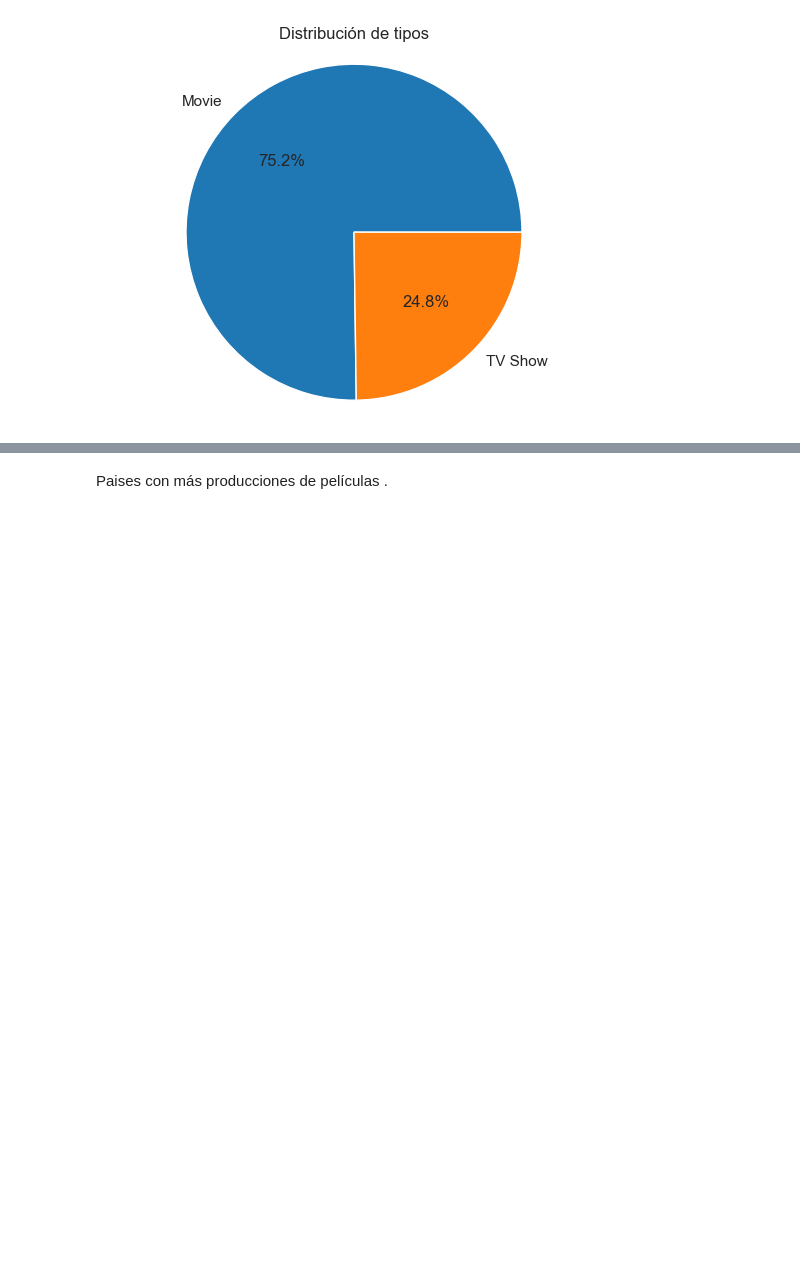
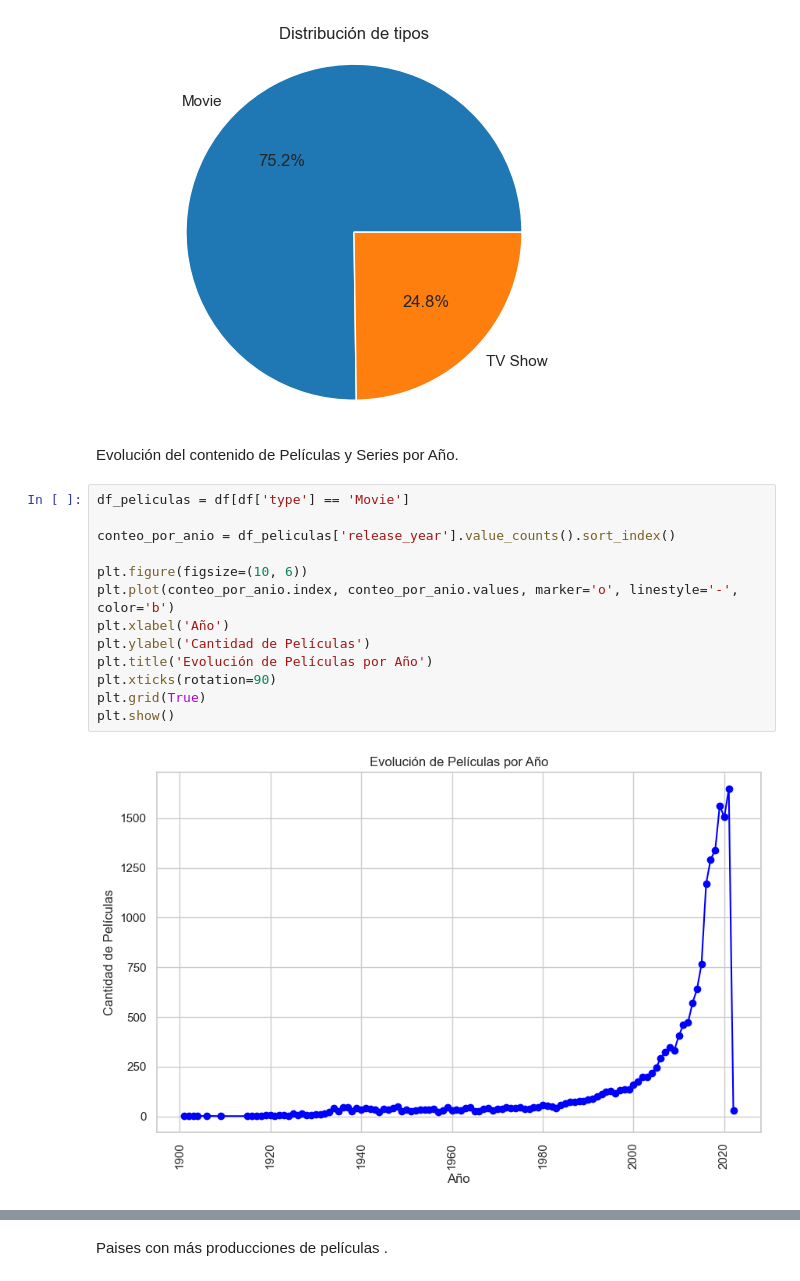
Before and after one commit to Marce-Valverde/PFGrupo19, a Jupyter notebook: Proyecto.ipynb, the cells around one changed output, grey strips where cells are left out. Drawn from its saved outputs; the diff is of its cells as text; blank space fills up the shorter version.

Commit message:
Actualizacion de visualizaciones

```diff
--- a/Proyecto.ipynb
+++ b/Proyecto.ipynb
@@ -879,3 +876,20 @@ plt.title('Distribución de tipos')
 plt.show()
 # %% [output]
 [figure]
+# %% [markdown]
+Evolución del contenido de Películas y Series por Año.
+# %%
+df_peliculas = df[df['type'] == 'Movie']
+
+conteo_por_anio = df_peliculas['release_year'].value_counts().sort_index()
+
+plt.figure(figsize=(10, 6))
+plt.plot(conteo_por_anio.index, conteo_por_anio.values, marker='o', linestyle='-', color='b')
+plt.xlabel('Año')
+plt.ylabel('Cantidad de Películas')
+plt.title('Evolución de Películas por Año')
+plt.xticks(rotation=90)
+plt.grid(True)
+plt.show()
+# %% [output]
+[figure, added]
```
Also changed, not shown: parts of 35 cells of this notebook.
